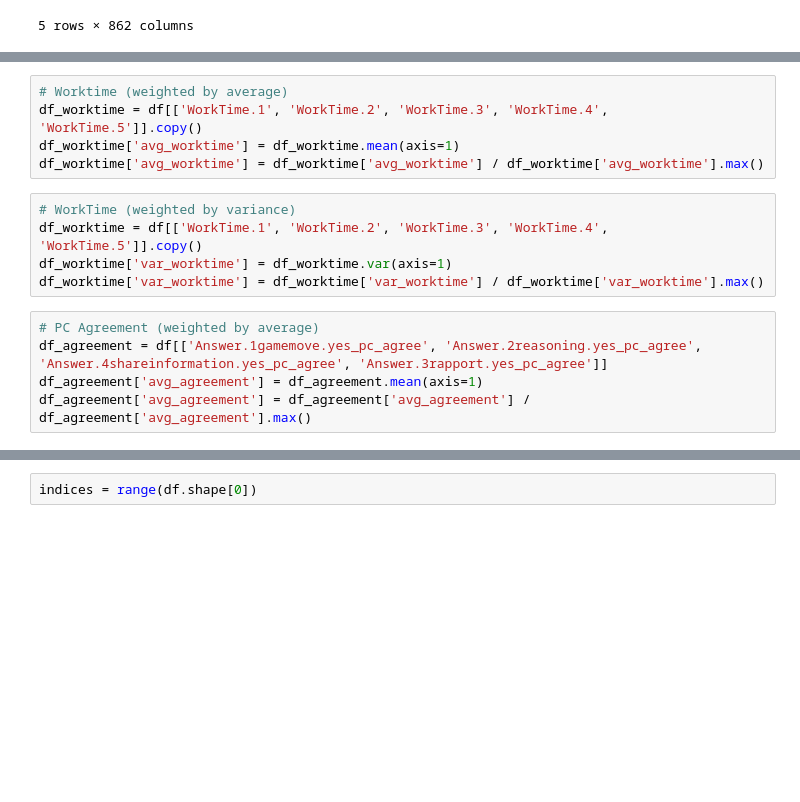
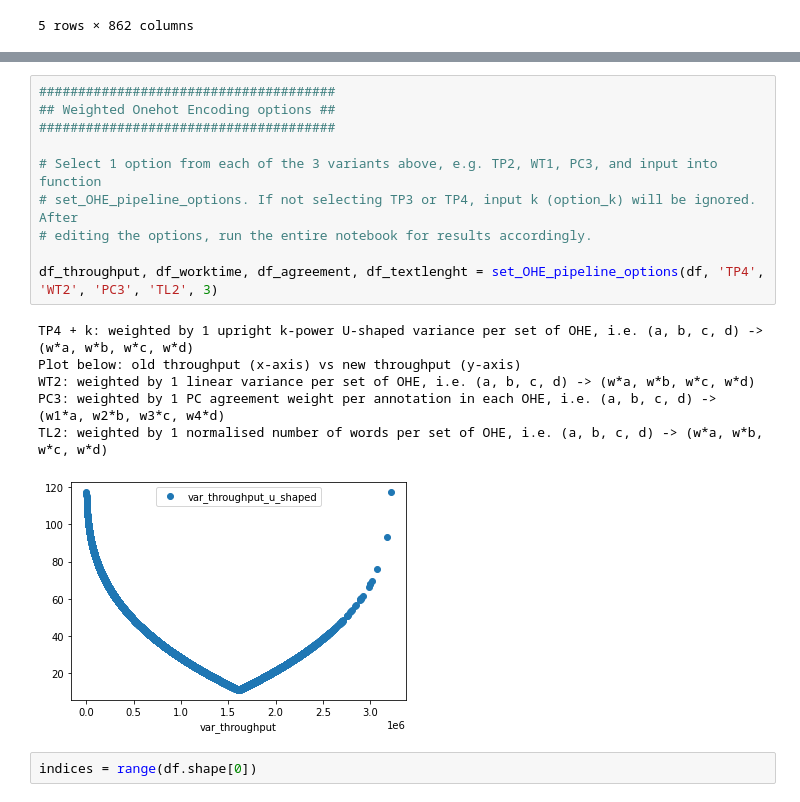
Before and after one commit to quarbby/diplomacy-betrayal, a Jupyter notebook: pipeline-onehot.ipynb, the cells around one changed output, grey strips where cells are left out. Cells and saved outputs as stored; diff of their text form; blank space fills up the shorter version.

Commit message:
Initial commit of pipeline-keras_onehot.ipynb, update pipeline-onehot.ipynb and log document.

```diff
--- a/pipeline-onehot.ipynb
+++ b/pipeline-onehot.ipynb
@@ -87,15 +44,0 @@ df_throughput = df_throughput.assign(var_throughput=df_throughput['var_throughpu
-# %%
-# Worktime (weighted by average)
-df_worktime = df[['WorkTime.1', 'WorkTime.2', 'WorkTime.3', 'WorkTime.4', 'WorkTime.5']].copy()
-df_worktime['avg_worktime'] = df_worktime.mean(axis=1)
-df_worktime['avg_worktime'] = df_worktime['avg_worktime'] / df_worktime['avg_worktime'].max()
-# %%
-# WorkTime (weighted by variance)
-df_worktime = df[['WorkTime.1', 'WorkTime.2', 'WorkTime.3', 'WorkTime.4', 'WorkTime.5']].copy()
-df_worktime['var_worktime'] = df_worktime.var(axis=1)
-df_worktime['var_worktime'] = df_worktime['var_worktime'] / df_worktime['var_worktime'].max()
-# %%
-# PC Agreement (weighted by average)
-df_agreement = df[['Answer.1gamemove.yes_pc_agree', 'Answer.2reasoning.yes_pc_agree', 'Answer.4shareinformation.yes_pc_agree', 'Answer.3rapport.yes_pc_agree']]
-df_agreement['avg_agreement'] = df_agreement.mean(axis=1)
-df_agreement['avg_agreement'] = df_agreement['avg_agreement'] / df_agreement['avg_agreement'].max()
@@ -134,3 +181,20 @@ df_throughput
+# %%
+######################################
+## Weighted Onehot Encoding options ##
+######################################
+
+# Select 1 option from each of the 3 variants above, e.g. TP2, WT1, PC3, and input into function
+# set_OHE_pipeline_options. If not selecting TP3 or TP4, input k (option_k) will be ignored. After
+# editing the options, run the entire notebook for results accordingly.
+
+df_throughput, df_worktime, df_agreement, df_textlenght = set_OHE_pipeline_options(df, 'TP4', 'WT2', 'PC3', 'TL2', 3)
+# %% [output]
+TP4 + k: weighted by 1 upright k-power U-shaped variance per set of OHE, i.e. (a, b, c, d) -> (w*a, w*b, w*c, w*d)
+Plot below: old throughput (x-axis) vs new throughput (y-axis)
+WT2: weighted by 1 linear variance per set of OHE, i.e. (a, b, c, d) -> (w*a, w*b, w*c, w*d)
+PC3: weighted by 1 PC agreement weight per annotation in each OHE, i.e. (a, b, c, d) -> (w1*a, w2*b, w3*c, w4*d)
+TL2: weighted by 1 normalised number of words per set of OHE, i.e. (a, b, c, d) -> (w*a, w*b, w*c, w*d)
+[figure, added]
 # %%
 indices = range(df.shape[0])
 # %%
```
Also changed, not shown: parts of 57 cells of this notebook, 3 other files.
